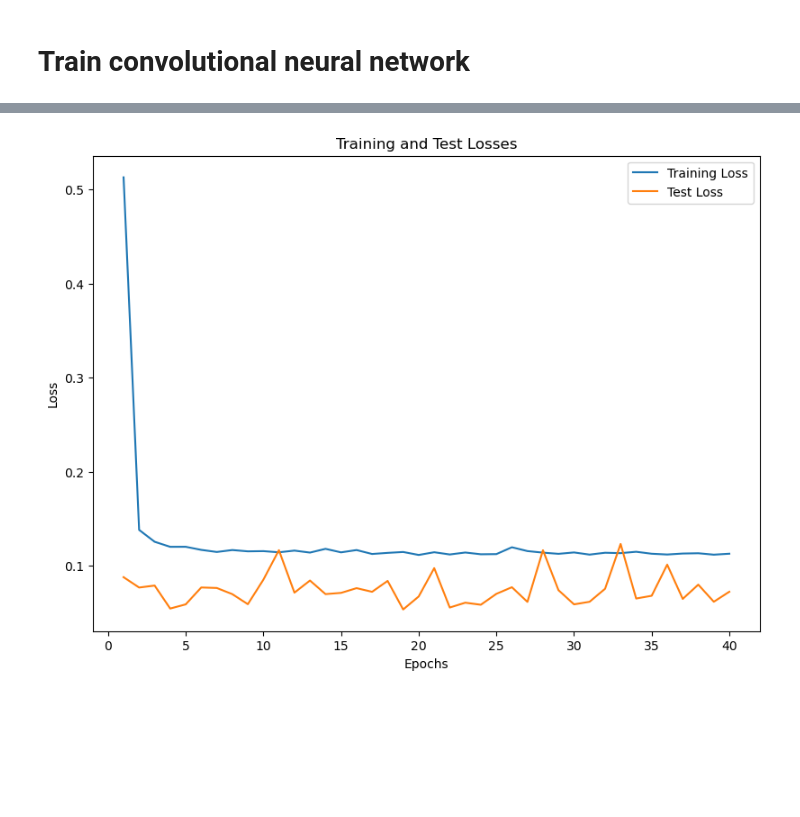
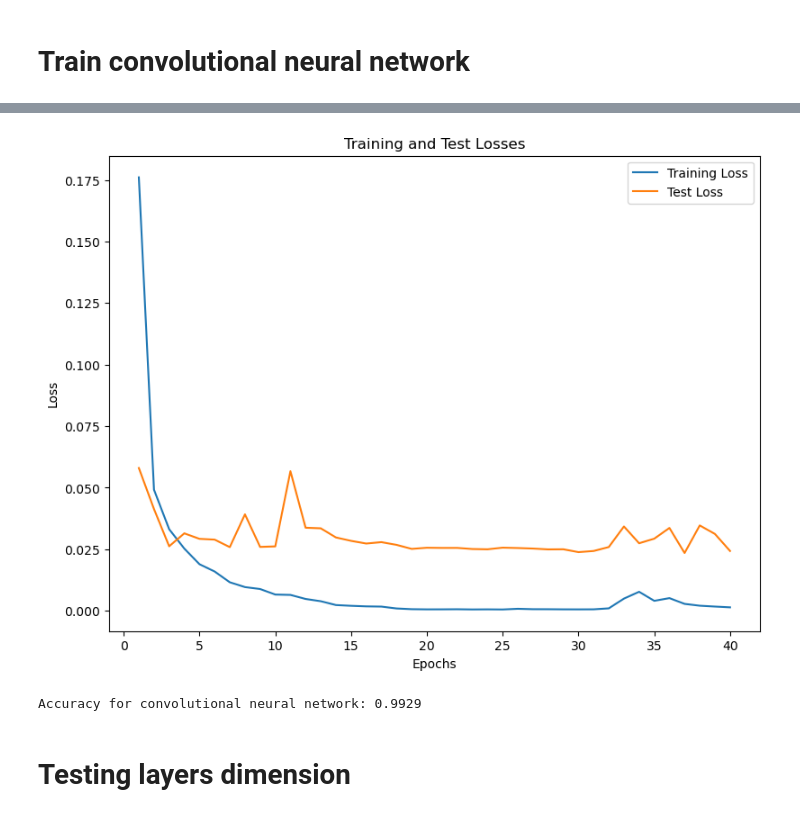
Before and after one commit to olabratt/DIT407, a Jupyter notebook: Assignment6/ola/assignment6.ipynb, the cells around one changed output, grey strips where cells are left out. Cells and saved outputs as stored; diff of their text form; code cells hidden in the pictures; blank space fills up the shorter version.

```diff
--- a/Assignment6/ola/assignment6.ipynb
+++ b/Assignment6/ola/assignment6.ipynb
@@ -108,11 +112,12 @@ def train(model, criterion, optimizer, train_loader, test_loader, num_epochs, na
 
         model.eval()
         test_loss = 0.0
-        for images, labels in test_loader:
-            #images, labels = inputs.to(gpu_device), labels.to(gpu_device)
-            outputs = model(images)
-            loss = criterion(outputs, labels)
-            test_loss += loss.item()
+        with torch.no_grad():
+            for images, labels in test_loader:
+                #images, labels = inputs.to(gpu_device), labels.to(gpu_device)
+                outputs = model(images)
+                loss = criterion(outputs, labels)
+                test_loss += loss.item()
         test_loss /= len(test_loader)
         test_losses.append(test_loss)
 
@@ -131,8 +138,24 @@ def train(model, criterion, optimizer, train_loader, test_loader, num_epochs, na
+# %%
+def calculate_accuracy(model, dataloader):
+    correct = 0
+    total = 0
+    model.eval()
+
+    with torch.no_grad():
+        for inputs, labels in dataloader:
+            outputs = model(inputs)
+            _, predicted = torch.max(outputs, 1)
+            correct += (predicted == labels).sum().item()
+            total += labels.size(0)
+
+    accuracy = correct / total
+
+    return accuracy
 # %% [markdown]
 <h1>Single hidden layer</h1>
 # %%
 input_size = 28 * 28
-hidden_sizes = [500] # Is this the best choice?
+hidden_sizes = [300] # Is this the best choice?
 output_size = 10
 
 model = NeuralNet(input_size, hidden_sizes, output_size)
@@ -144,3 +167,5 @@ num_epochs = 10
 criterion = nn.CrossEntropyLoss()
 
 train(model, criterion, optimizer, train_loader, test_loader, num_epochs, "single_hidden_layer")
+accuracy = calculate_accuracy(model, test_loader)
+print(f"Accuracy for single hidden layer: {accuracy:.4f}")
@@ -150,7 +188,7 @@ train(model, criterion, optimizer, train_loader, test_loader, num_epochs, "singl
 input_size = 28 * 28
 hidden_sizes = [500, 300]
 output_size = 10
-weight_decay = 0.01
+weight_decay = 0.0001
 model = NeuralNet(input_size, hidden_sizes, output_size)
 
 learning_rate = 0.1
@@ -159,3 +197,5 @@ num_epochs = 40
 criterion = nn.CrossEntropyLoss()
 
 train(model, criterion, optimizer, train_loader, test_loader, num_epochs, "two_hidden_layer")
+accuracy = calculate_accuracy(model, test_loader)
+print(f"Accuracy for two hidden layers: {accuracy:.4f}")
@@ -208,13 +300,15 @@ class CNN2(nn.Module):
 <h1>Train convolutional neural network</h1>
 # %%
 
-model = CNN2() #CNN()
+model = CNN()
 
-weight_decay = 0.01
+weight_decay = 0.0001
 learning_rate = 0.1
 optimizer = optim.SGD(model.parameters(), lr=learning_rate, weight_decay=weight_decay)
 num_epochs = 40
 criterion = nn.CrossEntropyLoss()
 
 train(model, criterion, optimizer, train_loader, test_loader, num_epochs, "cnn")
+accuracy = calculate_accuracy(model, test_loader)
+print(f"Accuracy for convolutional neural network: {accuracy:.4f}")
 # %% [output]
@@ -238,4 +332,7 @@ Epoch [40/40], Training Loss: 0.1127, Test Loss: 0.0723
-[figure, old version]
+[figure, new version]
+Accuracy for convolutional neural network: 0.9929
+# %% [markdown]
+<h1>Testing layers dimension</h1>
 # %%
 
 
```
Also changed, not shown: parts of 9 cells of this notebook, 5 other files.
